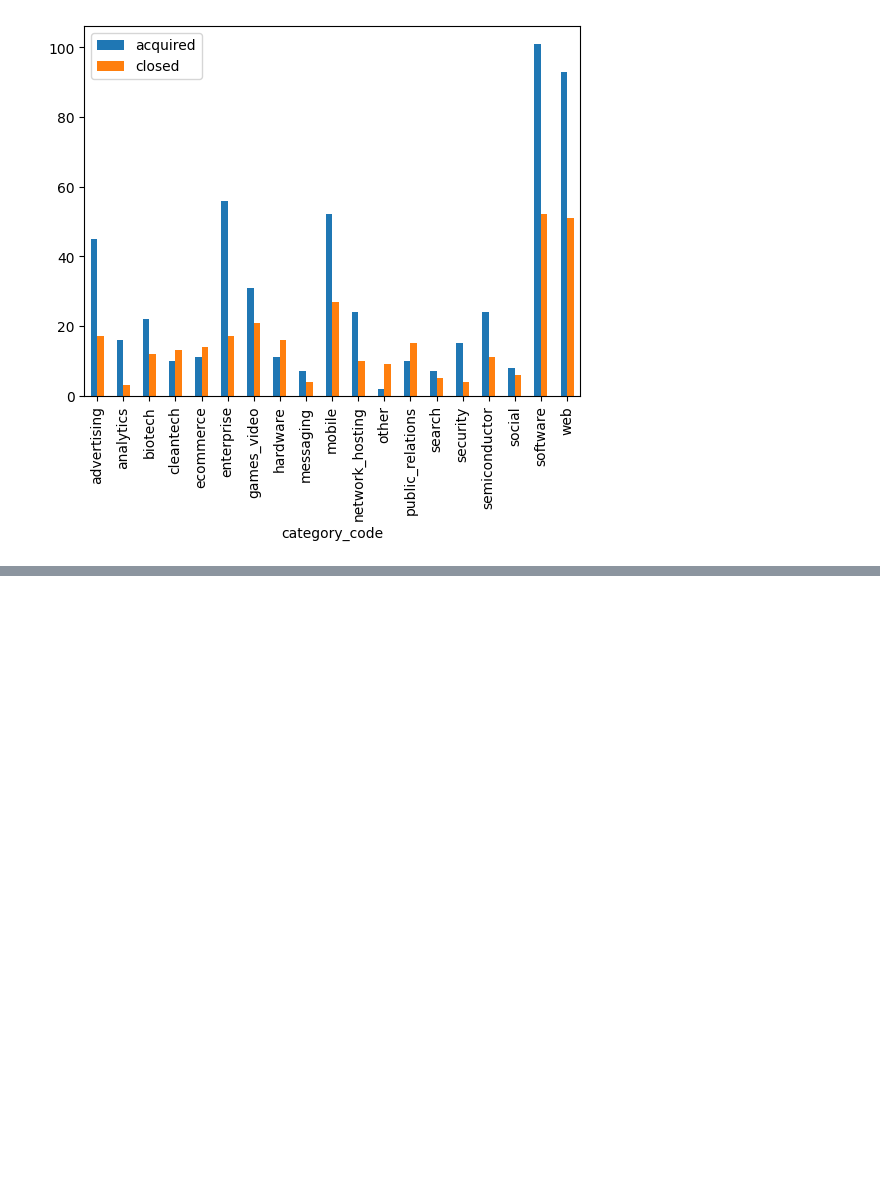
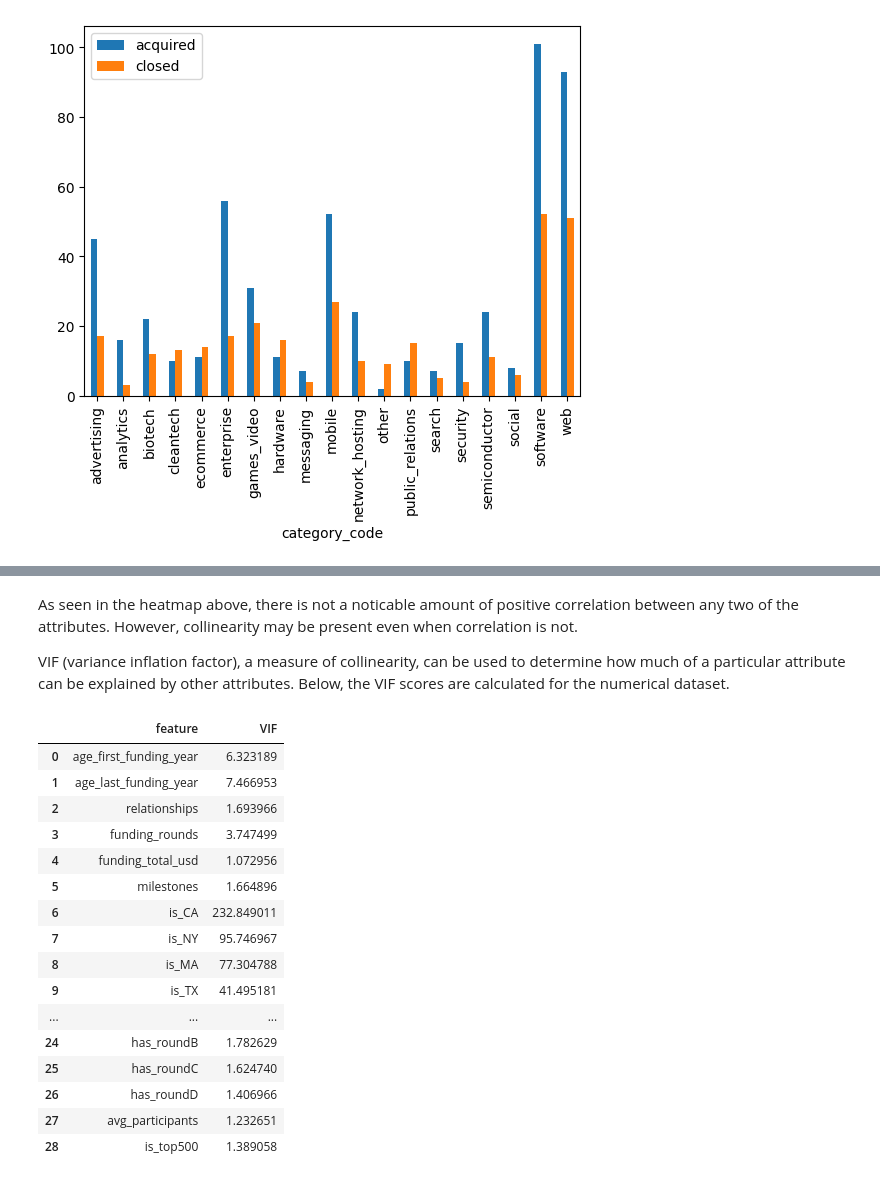
Before and after one commit to iansind/startup-success, a Jupyter notebook: EDA.ipynb, the cells around one changed output, grey strips where cells are left out. Cells and saved outputs as stored; diff of their text form; code cells hidden in the pictures; blank space fills up the shorter version.

```diff
--- a/EDA.ipynb
+++ b/EDA.ipynb
@@ -137,0 +234,29 @@ attr_viz('category_code', sort=True, threshold=10)
+# %% [markdown]
+As seen in the heatmap above, there is not a noticable amount of positive correlation between any two of the attributes. However, collinearity may be present even when correlation is not.
+
+VIF (variance inflation factor), a measure of collinearity, can be used to determine how much of a particular attribute can be explained by other attributes. Below, the VIF scores are calculated for the numerical dataset.
+# %%
+X_num = df_num.iloc[:,:-1]
+
+vif_data = pd.DataFrame()
+vif_data['feature'] = X_num.columns
+vif_data['VIF'] = [variance_inflation_factor(X_num.values, i) for i in range(len(X_num.columns))]
+vif_data
+# %% [output]
+|  | feature | VIF |
+| 0 | age_first_funding_year | 6.323189 |
+| 1 | age_last_funding_year | 7.466953 |
+| 2 | relationships | 1.693966 |
+| 3 | funding_rounds | 3.747499 |
+| 4 | funding_total_usd | 1.072956 |
+| 5 | milestones | 1.664896 |
+| 6 | is_CA | 232.849011 |
+| 7 | is_NY | 95.746967 |
+| 8 | is_MA | 77.304788 |
+| 9 | is_TX | 41.495181 |
+| ... | ... | ... |
+| 24 | has_roundB | 1.782629 |
+| 25 | has_roundC | 1.624740 |
+| 26 | has_roundD | 1.406966 |
+| 27 | avg_participants | 1.232651 |
+| 28 | is_top500 | 1.389058 |
```
Also changed, not shown: parts of 14 cells of this notebook, 2 other files.
